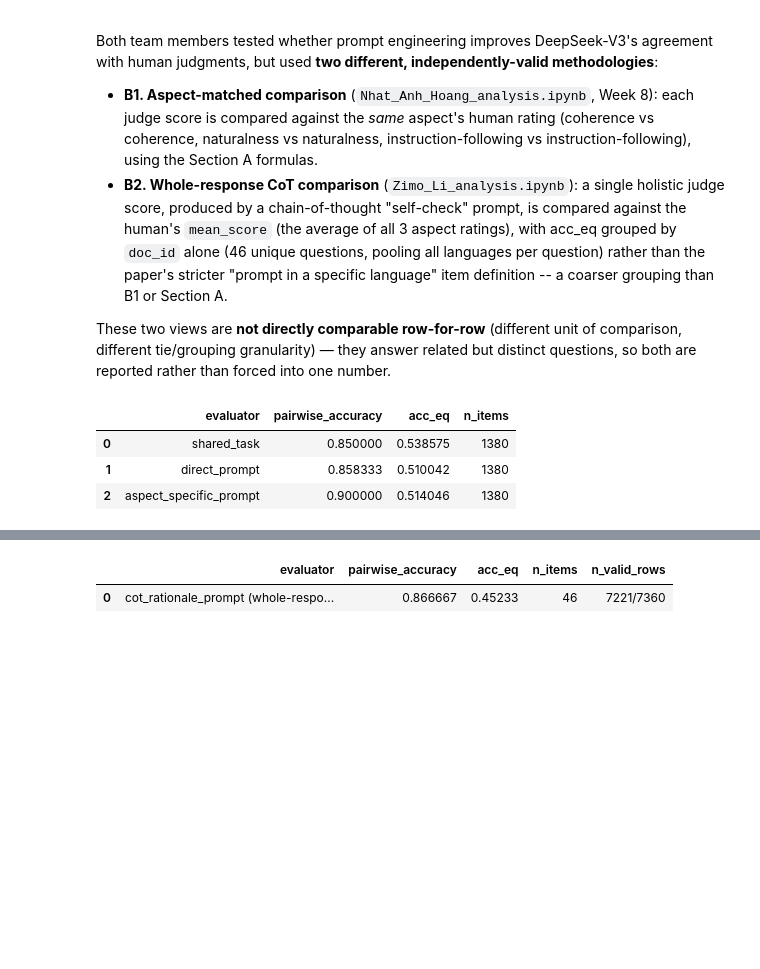
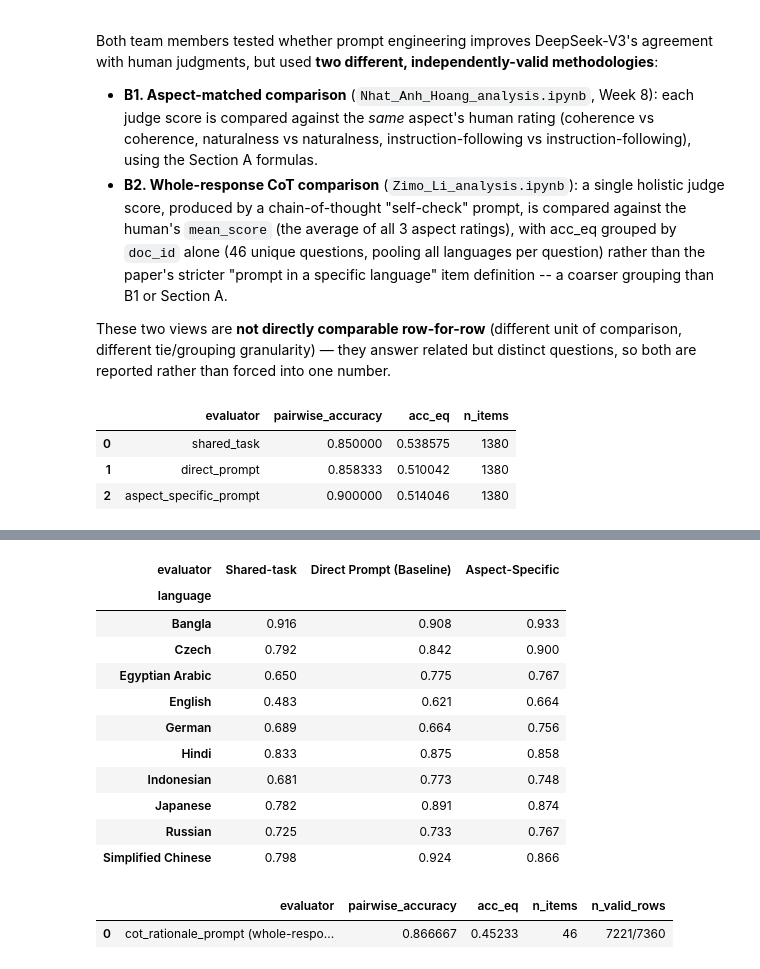
Before and after one commit to NhAnh278/llm-as-a-judge-praktikum, a Jupyter notebook: notebooks/combined_analysis.ipynb, the cells around one changed output, grey strips where cells are left out. Saved outputs shown, nothing was run; the diff lists cells and outputs as text; code cells hidden in the pictures; blank space fills up the shorter version.

Commit message:
Update WMT-MIST data loading and evaluation, update combined file

```diff
--- a/notebooks/combined_analysis.ipynb
+++ b/notebooks/combined_analysis.ipynb
@@ -256,0 +265,82 @@ df_b1
+# %%
+# --- B1 breakdown: SPA by aspect / by language (common-subset restriction) ---
+KEYS_NO_SEGMENT = ["doc_id", "system", "language_locale", "aspect"]
+
+human_base = human_long.drop_duplicates(KEYS)[KEYS + ["human_score"]]
+
+shared_wide = (
+    df_ds_raw[["doc_id", "segment_id", "system", "aspect", "judge_score"]]
+    .merge(
+        human_long[["doc_id", "segment_id", "system", "language_locale"]].drop_duplicates(),
+        on=["doc_id", "segment_id", "system"], how="inner",
+    )
+    .groupby(KEYS, as_index=False)["judge_score"].mean()
+    .rename(columns={"judge_score": "shared_task"})
+)
+
+
+def load_prompt_scores(path, score_col_name):
+    df = pd.read_csv(path)
+    df.columns = df.columns.str.strip()
+    df = df[KEYS_NO_SEGMENT + ["judge_score"]].copy()
+    df["aspect"] = df["aspect"].astype(str).str.strip()
+    df["judge_score"] = pd.to_numeric(df["judge_score"], errors="coerce")
+    df = df[df["aspect"].isin(ASPECTS)].dropna(subset=KEYS_NO_SEGMENT + ["judge_score"])
+    return (
+        df.groupby(KEYS_NO_SEGMENT, as_index=False)["judge_score"].mean()
+        .rename(columns={"judge_score": score_col_name})
+    )
+
+
+direct_wide = load_prompt_scores(RESULTS_DATA_DIR / "openrouter_direct_prompt_full_deepseek.csv", "direct_prompt")
+aspect_wide = load_prompt_scores(RESULTS_DATA_DIR / "openrouter_aspect_specific_prompt_full_deepseek.csv", "aspect_specific_prompt")
+
+wide = (
+    human_base
+    .merge(direct_wide, on=KEYS_NO_SEGMENT, how="left")
+    .merge(aspect_wide, on=KEYS_NO_SEGMENT, how="left")
+    .merge(shared_wide, on=KEYS, how="left")
+)
+b1_score_cols = ["shared_task", "direct_prompt", "aspect_specific_prompt"]
+b1_common = wide.dropna(subset=["human_score"] + b1_score_cols).copy()
+
+b1_evaluator_label = {
+    "shared_task": "Shared-task",
+    "direct_prompt": "Direct Prompt (Baseline)",
+    "aspect_specific_prompt": "Aspect-Specific",
+}
+b1_col_order = list(b1_evaluator_label.values())
+
+rows_aspect, rows_language = [], []
+for col, label in b1_evaluator_label.items():
+    df_eval = b1_common[KEYS + ["human_score", col]].rename(columns={col: "judge_score"})
+
+    ba = compute_system_pairwise_accuracy(df_eval, group_cols=["aspect"])
+    ba["evaluator"] = label
+    rows_aspect.append(ba)
+
+    bl = compute_system_pairwise_accuracy(df_eval, group_cols=["language_locale"])
+    bl["evaluator"] = label
+    rows_language.append(bl)
+
+aspect_label = {"coherence": "Coherence", "instruction_following": "Instruction Following", "naturalness": "Naturalness"}
+
+df_b1_by_aspect = (
+    pd.concat(rows_aspect, ignore_index=True)
+    .assign(aspect=lambda d: d["aspect"].map(aspect_label))
+    .pivot(index="aspect", columns="evaluator", values="pairwise_accuracy")[b1_col_order]
+    .reindex(["Coherence", "Instruction Following", "Naturalness"])
+    .round(3)
+)
+
+df_b1_by_language = (
+    pd.concat(rows_language, ignore_index=True)
+    .assign(language=lambda d: d["language_locale"].str.replace(r"\s*\(.*\)$", "", regex=True))
+    .pivot(index="language", columns="evaluator", values="pairwise_accuracy")[b1_col_order]
+    .sort_index()
+    .round(3)
+)
+
+display(df_b1_by_aspect)
+display(df_b1_by_language)
+# %% [output]
@@ -257,3 +352,15 @@ df_b1
+| evaluator | Shared-task | Direct Prompt (Baseline) | Aspect-Specific |
+| language |  |  |  |
+| Bangla | 0.916 | 0.908 | 0.933 |
+| Czech | 0.792 | 0.842 | 0.900 |
+| Egyptian Arabic | 0.650 | 0.775 | 0.767 |
+| English | 0.483 | 0.621 | 0.664 |
+| German | 0.689 | 0.664 | 0.756 |
+| Hindi | 0.833 | 0.875 | 0.858 |
+| Indonesian | 0.681 | 0.773 | 0.748 |
+| Japanese | 0.782 | 0.891 | 0.874 |
+| Russian | 0.725 | 0.733 | 0.767 |
+| Simplified Chinese | 0.798 | 0.924 | 0.866 |
 # %%
 # --- B2: whole-response CoT comparison (reuses Zimo's own formulas) ---
 def calculate_sufficient_stats(h, m):
```
Also changed, not shown: parts of 2 cells of this notebook, 1 other file.
